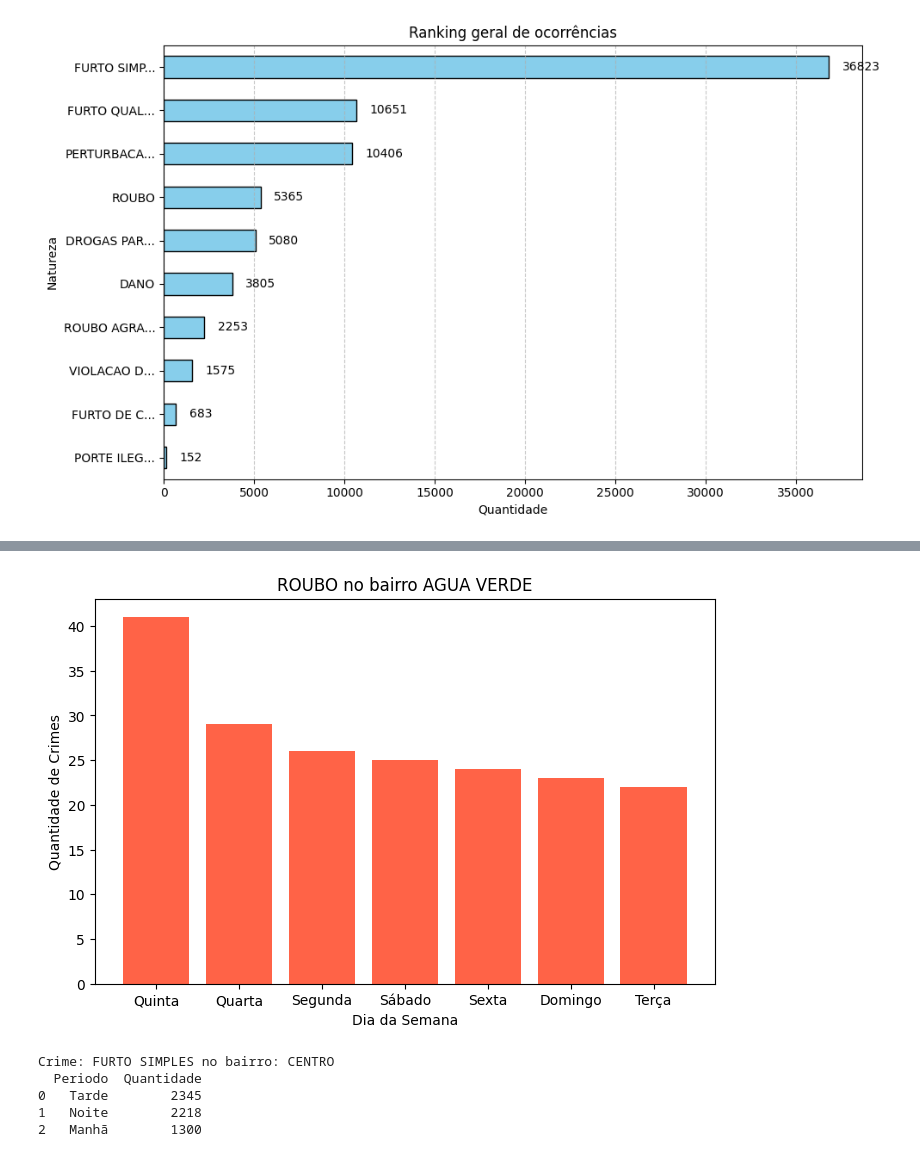
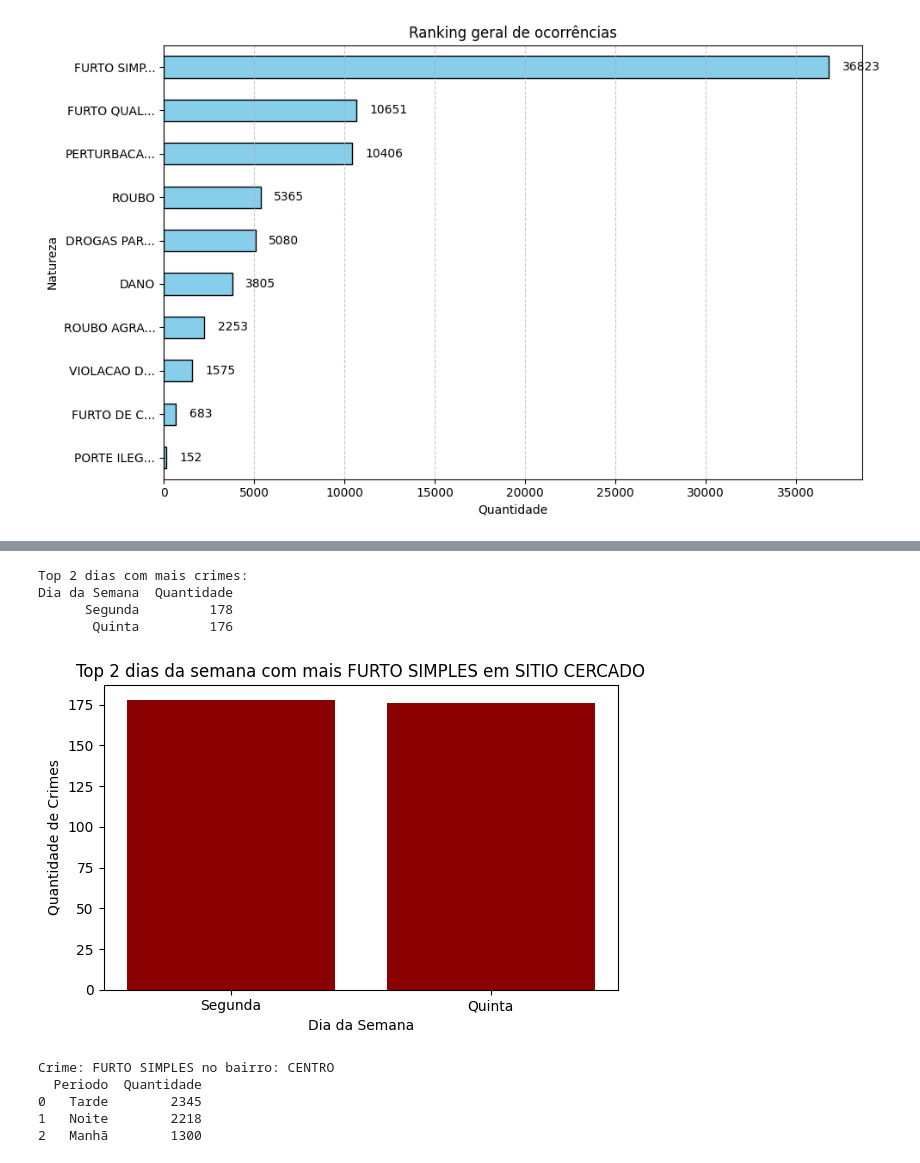
Before and after one commit to GuilhermeOliveiraAgenor/Analise-Seguranca-Curitiba, a Jupyter notebook: guilherme/analise_segurança_guilherme.ipynb, the cells around one changed output, grey strips where cells are left out. Cells and saved outputs as stored; diff of their text form; code cells hidden in the pictures.

```diff
--- a/guilherme/analise_segurança_guilherme.ipynb
+++ b/guilherme/analise_segurança_guilherme.ipynb
@@ -245,8 +248,8 @@ plt.show()
 import matplotlib.pyplot as plt
 import pandas as pd
 
-crime = 'ROUBO'
-bairro = 'AGUA VERDE'
+crime = 'FURTO SIMPLES'
+bairro = 'SITIO CERCADO'
 
 # Filtrar o crime e bairro
 df_filtrado = dt[base[0]][
@@ -254,38 +257,50 @@ df_filtrado = dt[base[0]][
     (dt[base[0]]['Bairro'] == bairro)
 ]
 
 # Contagem de crimes por dia da semana
 crimes_por_dia_semana = df_filtrado['Dia da Semana'].value_counts().reset_index()
 crimes_por_dia_semana.columns = ['Dia da Semana', 'Quantidade']
 
 # Mapear abreviações para nomes padronizados
 mapa_dias = {
     'seg': 'Segunda',
     'ter': 'Terça',
     'qua': 'Quarta',
     'qui': 'Quinta',
     'sex': 'Sexta',
     'sáb': 'Sábado',
     'dom': 'Domingo'
 }
 crimes_por_dia_semana['Dia da Semana'] = crimes_por_dia_semana['Dia da Semana'].map(mapa_dias)
 
 # Garantir que todos os dias da semana apareçam
 ordem_dias = ['Segunda', 'Terça', 'Quarta', 'Quinta', 'Sexta', 'Sábado', 'Domingo']
 crimes_por_dia_semana = crimes_por_dia_semana.set_index('Dia da Semana').reindex(ordem_dias, fill_value=0).reset_index()
 
 # Ordenar por quantidade decrescente
 crimes_por_dia_semana = crimes_por_dia_semana.sort_values('Quantidade', ascending=False)
 
-# Gráfico de barras vertical
-plt.figure(figsize=(8, 5))
-plt.bar(crimes_por_dia_semana['Dia da Semana'], crimes_por_dia_semana['Quantidade'], color='tomato')
-plt.title(f'{crime} no bairro {bairro}')
+# Selecionar os dois principais dias
+top2 = crimes_por_dia_semana.head(2)
+
+# Exibir os dois principais dias no console
+print("Top 2 dias com mais crimes:")
+print(top2.to_string(index=False))
+
+# Gráfico de barras com os dois principais dias
+plt.figure(figsize=(6, 4))
+plt.bar(top2['Dia da Semana'], top2['Quantidade'], color='darkred')
+plt.title(f'Top 2 dias da semana com mais {crime} em {bairro}')
 plt.xlabel('Dia da Semana')
 plt.ylabel('Quantidade de Crimes')
+plt.tight_layout()
 plt.show()
 # %% [output]
+Top 2 dias com mais crimes:
+Dia da Semana  Quantidade
+      Segunda         178
+       Quinta         176
-[figure, old version]
+[figure, new version]
 # %%
 # Quantidade de crimes nos periodos por crime e bairro
 
```
Also changed, not shown: parts of 30 cells of this notebook.
